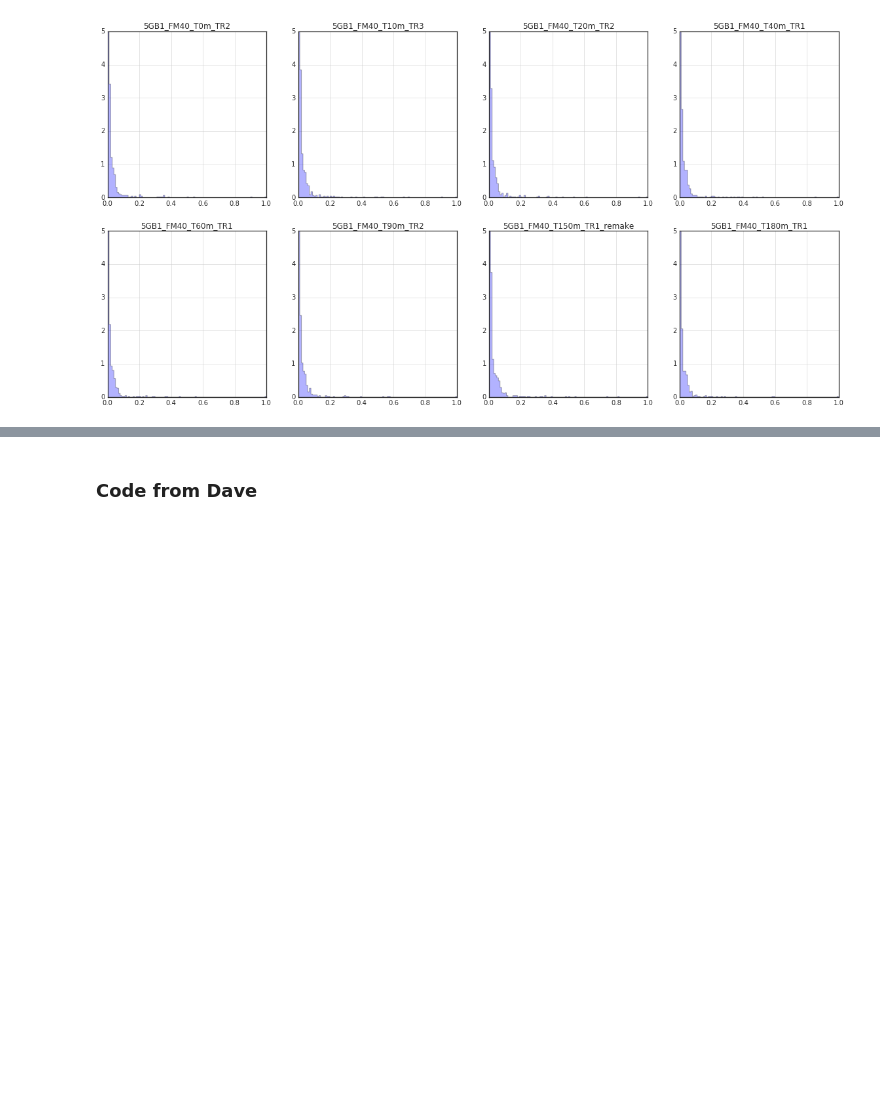
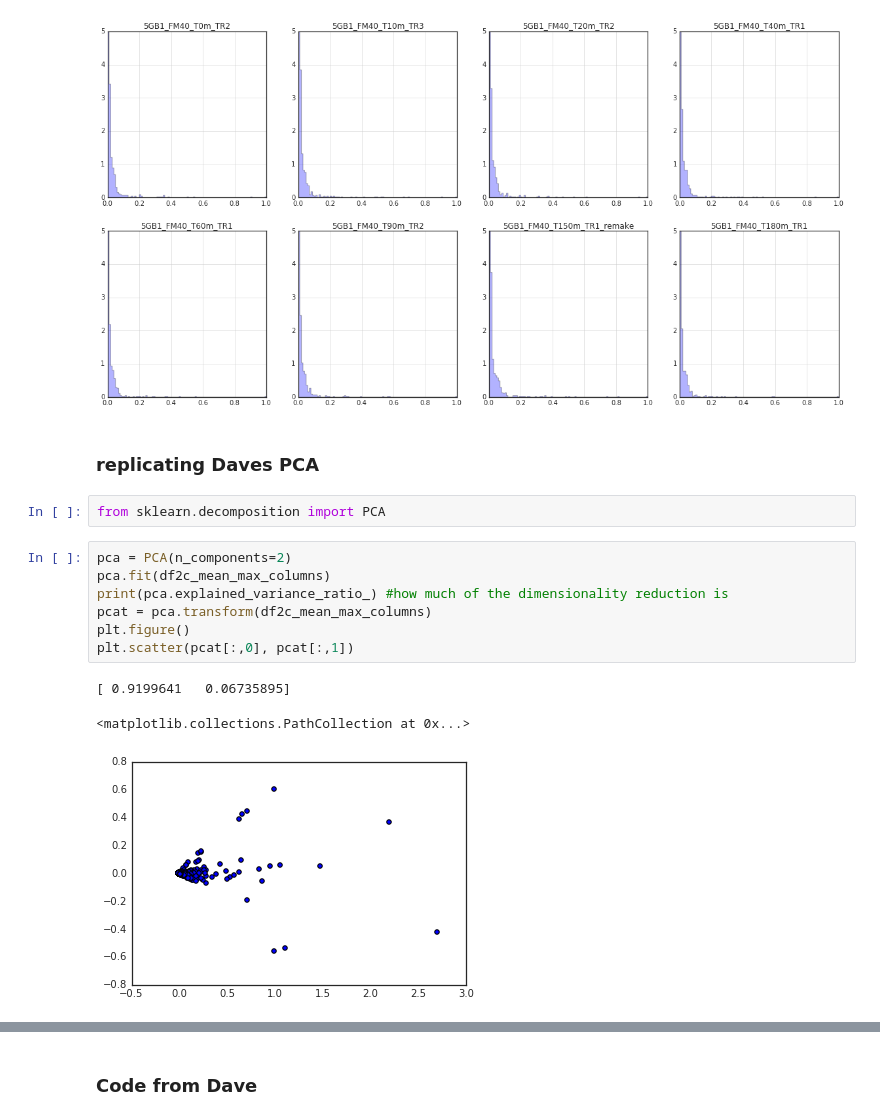
Before and after one commit to JiayuanGuo/Cu_transition_time_course-, a Jupyter notebook: Data_exploring_post_clustering_failure.ipynb, the cells around one changed output, grey strips where cells are left out. Cells and saved outputs as stored; diff of their text form; blank space fills up the shorter version.

```diff
--- a/Data_exploring_post_clustering_failure.ipynb
+++ b/Data_exploring_post_clustering_failure.ipynb
@@ -279,3 +291,18 @@ testc = df2c_mean_max_columns
 draw_histograms(testc, testc.columns, 2, 4)
 # %% [output]
 [figure]
+# %% [markdown]
+### replicating Daves PCA
+# %%
+from sklearn.decomposition import PCA
+# %%
+pca = PCA(n_components=2)
+pca.fit(df2c_mean_max_columns)
+print(pca.explained_variance_ratio_) #how much of the dimensionality reduction is
+pcat = pca.transform(df2c_mean_max_columns)
+plt.figure()
+plt.scatter(pcat[:,0], pcat[:,1])
+# %% [output]
+[ 0.9199641   0.06735895]
+<matplotlib.collections.PathCollection at 0x...>
+[figure, added]
```
Also changed, not shown: parts of 20 cells of this notebook.
